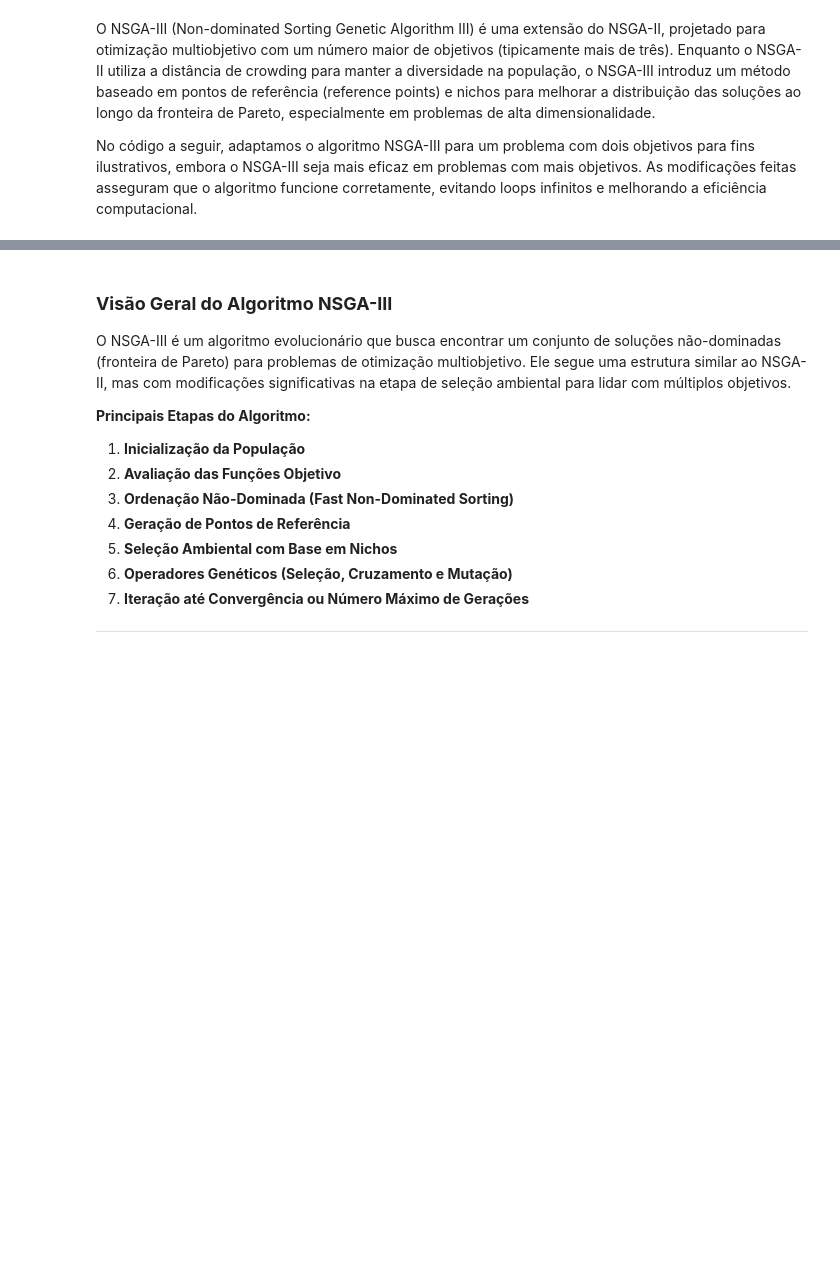
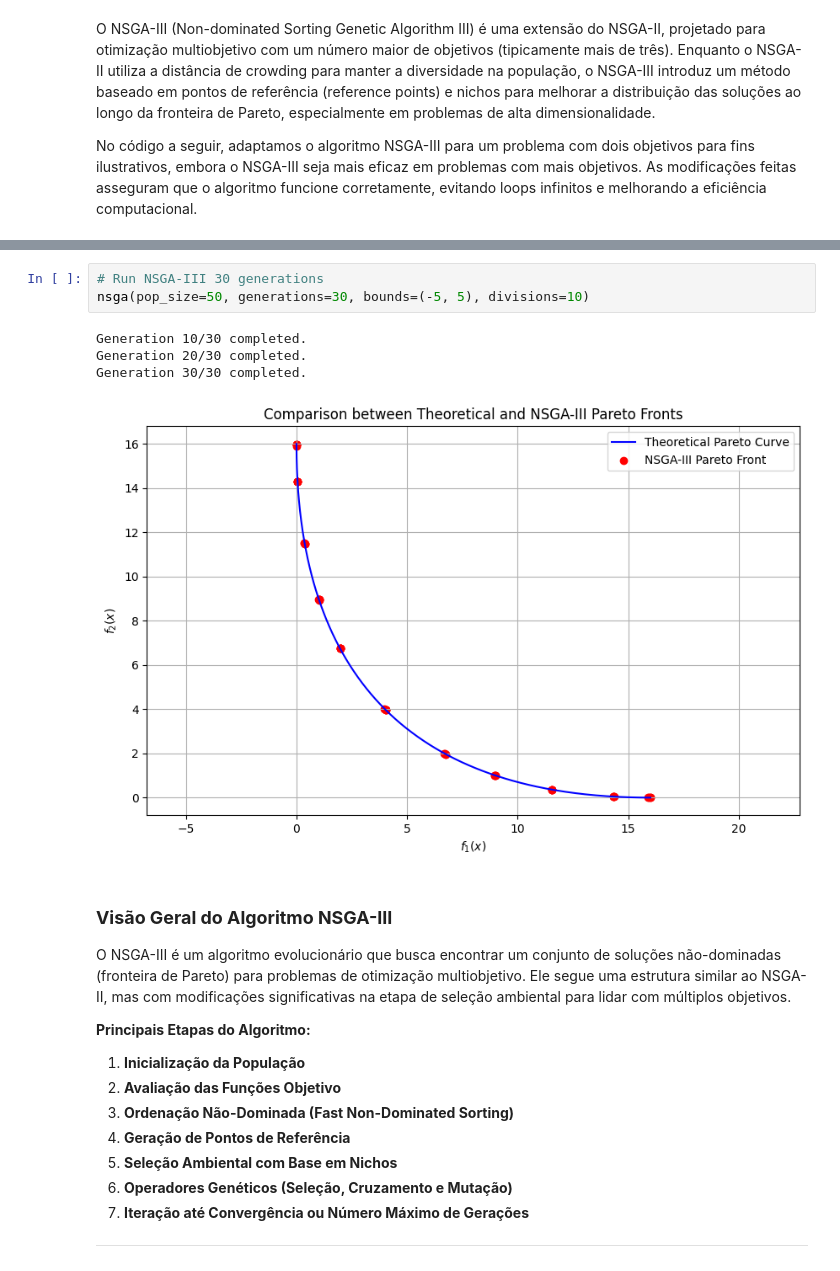
Before and after one commit to JunioCesarFerreira/NSGA-Studies, a Jupyter notebook: notebooks/nsga-initial-study.ipynb, the cells around one changed output, grey strips where cells are left out. Saved outputs shown, nothing was run; the diff lists cells and outputs as text; blank space fills up the shorter version.

```diff
--- a/notebooks/nsga-initial-study.ipynb
+++ b/notebooks/nsga-initial-study.ipynb
@@ -920,3 +920,11 @@ Generation 50/50 completed.
+# %%
+# Run NSGA-III 30 generations
+nsga(pop_size=50, generations=30, bounds=(-5, 5), divisions=10)
+# %% [output]
+Generation 10/30 completed.
+Generation 20/30 completed.
+Generation 30/30 completed.
+[figure, added]
 # %% [markdown]
 ### **Visão Geral do Algoritmo NSGA-III**
 
```
Also changed, not shown: parts of 3 cells of this notebook.
